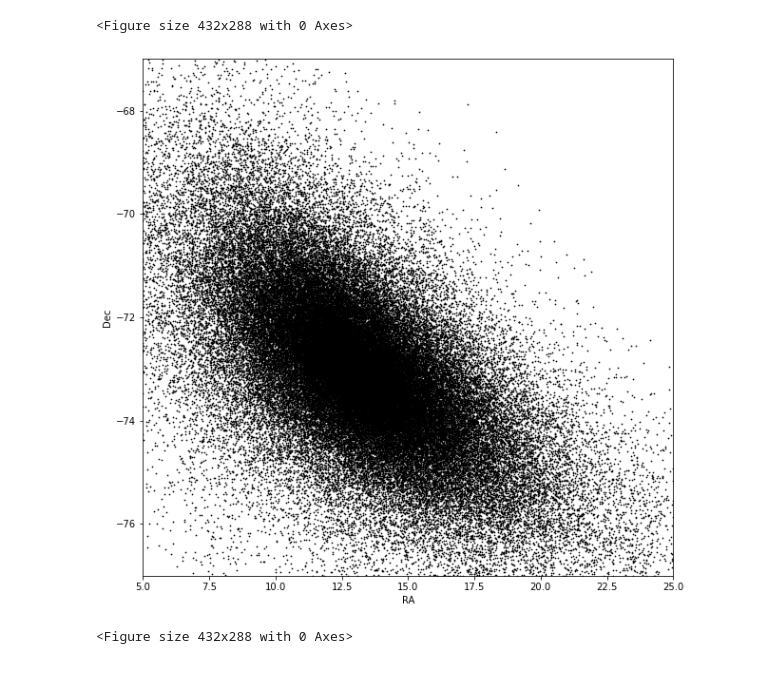
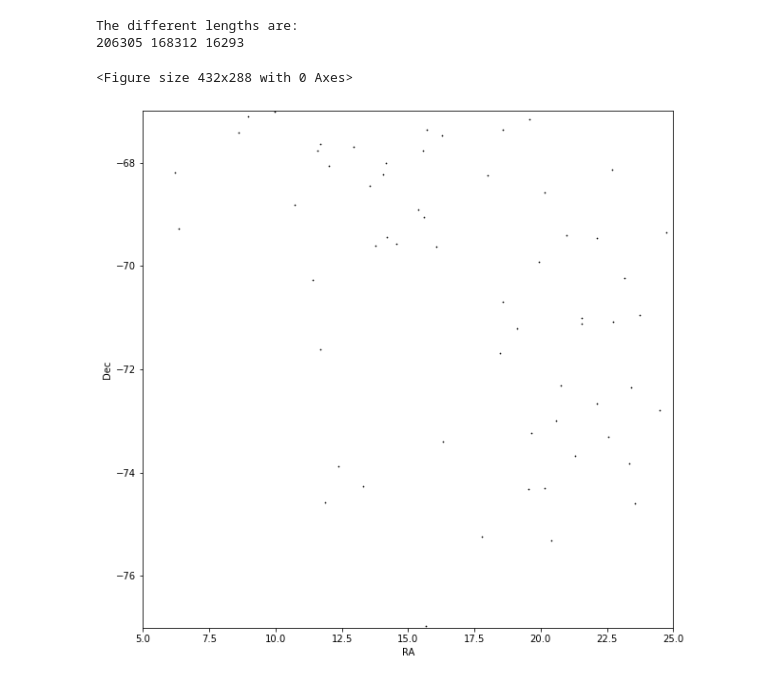
Before and after one commit to pzivick/smc_mcmc, a Jupyter notebook: FutureSim_Initial_Analysis.ipynb, the cells around one changed output. Cells and saved outputs as stored; diff of their text form; code cells hidden in the pictures.

```diff
--- a/FutureSim_Initial_Analysis.ipynb
+++ b/FutureSim_Initial_Analysis.ipynb
@@ -593,37 +528,53 @@ plt.show()
 # %%
+temp3a = coord.SkyCoord(x = smcf100['X_G'] * u.kpc, y = smcf100['Y_G'] * u.kpc, z = smcf100['Z_G'] * u.kpc, \
+                       v_x = smcf100['Vx_G'] * u.km/u.s, v_y = smcf100['Vy_G'] * u.km/u.s, \
+                       v_z = smcf100['Vz_G'] * u.km/u.s, frame=coord.Galactocentric(galcen_distance=8.1*u.kpc))
+
+#print(temp1.transform_to(coord.ICRS))
+temp3b = temp3a.transform_to(coord.ICRS)
+
 ####
 
-tempisoa = coord.SkyCoord(x = smciso['X_G'] * u.kpc, y = smciso['Y_G'] * u.kpc, z = smciso['Z_G'] * u.kpc, \
-                       v_x = smciso['Vx_G'] * u.km/u.s, v_y = smciso['Vy_G'] * u.km/u.s, \
-                       v_z = smciso['Vz_G'] * u.km/u.s, frame=coord.Galactocentric(galcen_distance=8.1*u.kpc))
-
-#print(temp2.transform_to(coord.ICRS))
-tempisob = tempisoa.transform_to(coord.ICRS)
-
-smciso = add_wcs_columns(smciso, tempisob)
-
-smciso.write(dir + "Data/allstar_ModelIso.fits", overwrite=True)
+smcf100 = add_wcs_columns(smcf100, temp3b)
 
 
-#### now for the gas
-
-tempisoc = coord.SkyCoord(x = smciso_gas['X_G'] * u.kpc, y = smciso_gas['Y_G'] * u.kpc, z = smciso_gas['Z_G'] * u.kpc, \
-                       v_x = smciso_gas['Vx_G'] * u.km/u.s, v_y = smciso_gas['Vy_G'] * u.km/u.s, \
-                       v_z = smciso_gas['Vz_G'] * u.km/u.s, frame=coord.Galactocentric(galcen_distance=8.1*u.kpc))
-
-#print(temp2.transform_to(coord.ICRS))
-tempisod = tempisoc.transform_to(coord.ICRS)
-
-smciso_gas = add_wcs_columns(smciso_gas, tempisod)
-
-smciso_gas.write(dir + "Data/allstar_ModelIso_Gas.fits", overwrite=True)
+smcf100.write(dir + "Data/allstar_Model2_F100.fits", overwrite=True)
 
 
+smcf100_old = smcf100[(smcf100['Age'] >= 1100.0)]
+
+smcf100_old.write(dir + "Data/allstar_Model2_F100_old.fits", overwrite=True)
+
+
+smcf100_young = smcf100[(smcf100['Age'] < 350.)]
+
+smcf100_young.write(dir + "Data/allstar_Model2_F100_young.fits", overwrite=True)
+
+print("The different lengths are: ")
+print(len(smcf100), len(smcf100_old), len(smcf100_young))
+
+
+### now do the same for the gas
+
+temp3c = coord.SkyCoord(x = smcf100_gas['X_G'] * u.kpc, y = smcf100_gas['Y_G'] * u.kpc, z = smcf100_gas['Z_G'] * u.kpc, \
+                       v_x = smcf100_gas['Vx_G'] * u.km/u.s, v_y = smcf100_gas['Vy_G'] * u.km/u.s, \
+                       v_z = smcf100_gas['Vz_G'] * u.km/u.s, frame=coord.Galactocentric(galcen_distance=8.1*u.kpc))
+
+#print(temp1.transform_to(coord.ICRS))
+temp3d = temp3c.transform_to(coord.ICRS)
+
+smcf100_gas = add_wcs_columns(smcf100_gas, temp3d)
+
+smcf100_gas.write(dir + "Data/allstar_Model2_F100_Gas.fits", overwrite=True)
+
+
+
+####
 
 
 plt.clf()
 fig, ax = plt.subplots(figsize=(10,10))
-ax.scatter(smciso['RA'], smciso['DEC'], s=2, marker='.', color='black')
+ax.scatter(smcf100['RA'], smcf100['DEC'], s=2, marker='.', color='black')
 ax.set_xlim(5, 25)
 ax.set_ylim(-77, -67)
 ax.set_xlabel("RA")
@@ -632,38 +583,40 @@ ax.set_ylabel("Dec")
 plt.show()
 
 
 plt.clf()
 fig, ax = plt.subplots(figsize=(10,10))
-ax.scatter(smciso['PMRA'], smciso['PMDEC'], s=2, marker='.', color='black')
+ax.scatter(smcf100['PMRA'], smcf100['PMDEC'], s=2, marker='.', color='black')
 ax.set_xlim(-2, 4)
 ax.set_ylim(-4, 2)
 ax.set_xlabel("PMRA")
 ax.set_ylabel("PMDEC")
 plt.show()
 
 
 ####
 
+
 plt.clf()
 fig, ax = plt.subplots(figsize=(10,10))
-ax.scatter(smciso_gas['RA'], smciso_gas['DEC'], s=2, marker='.', color='black')
-#ax.set_xlim(5, 25)
-#ax.set_ylim(-77, -67)
+ax.scatter(smcf100_gas['RA'], smcf100_gas['DEC'], s=2, marker='.', color='black')
+ax.set_xlim(5, 25)
+ax.set_ylim(-77, -67)
 ax.set_xlabel("RA")
 ax.set_ylabel("Dec")
 
 plt.show()
 
 
 plt.clf()
 fig, ax = plt.subplots(figsize=(10,10))
-ax.scatter(smciso_gas['PMRA'], smciso_gas['PMDEC'], s=2, marker='.', color='black')
+ax.scatter(smcf100_gas['PMRA'], smcf100_gas['PMDEC'], s=2, marker='.', color='black')
 ax.set_xlim(-2, 4)
 ax.set_ylim(-4, 2)
 ax.set_xlabel("PMRA")
 ax.set_ylabel("PMDEC")
 plt.show()
 # %% [output]
-<Figure size 432x288 with 0 Axes>
+The different lengths are:
+206305 168312 16293
+<Figure size 432x288 with 0 Axes>
-[figure, old version]
+[figure, new version]
-<Figure size 432x288 with 0 Axes>
```
Also changed, not shown: parts of 6 cells of this notebook, 3 other files.
